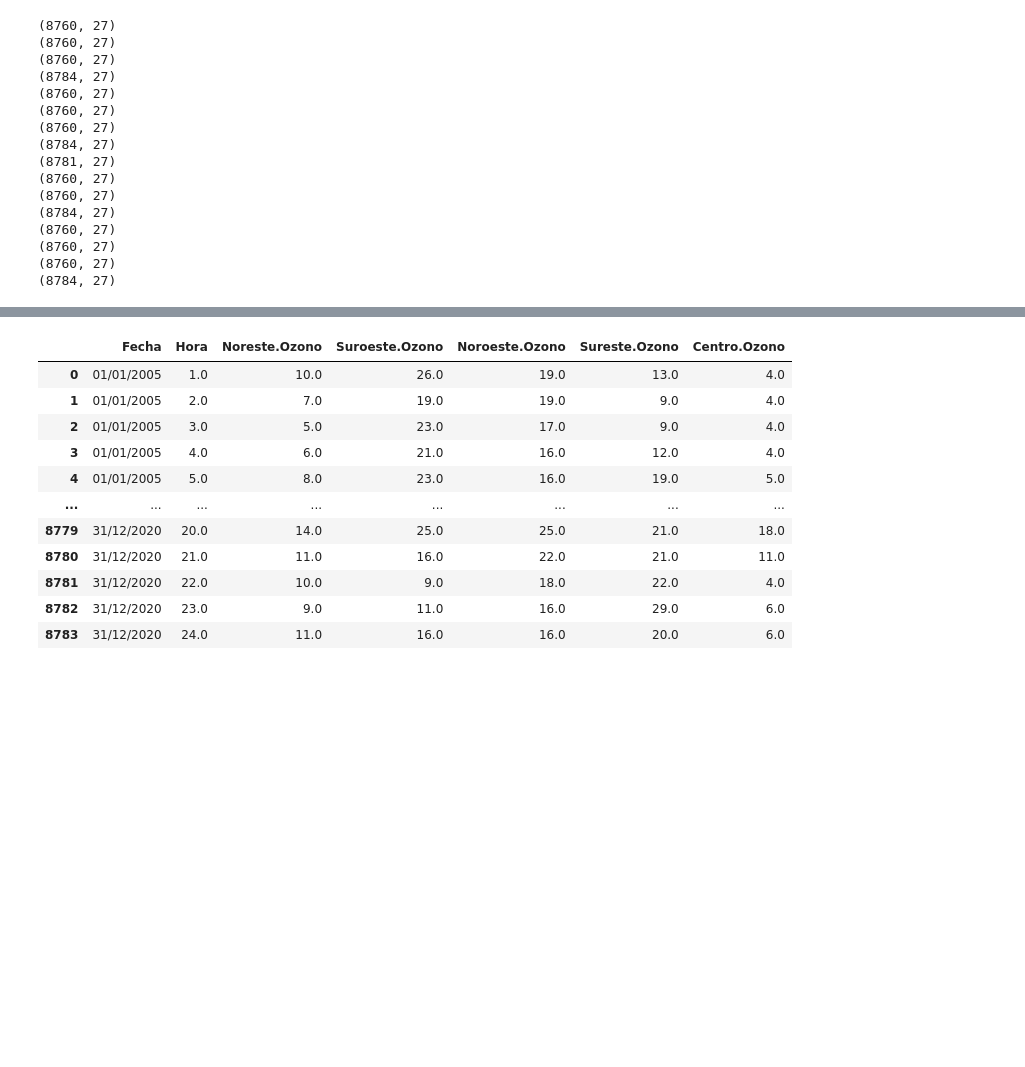
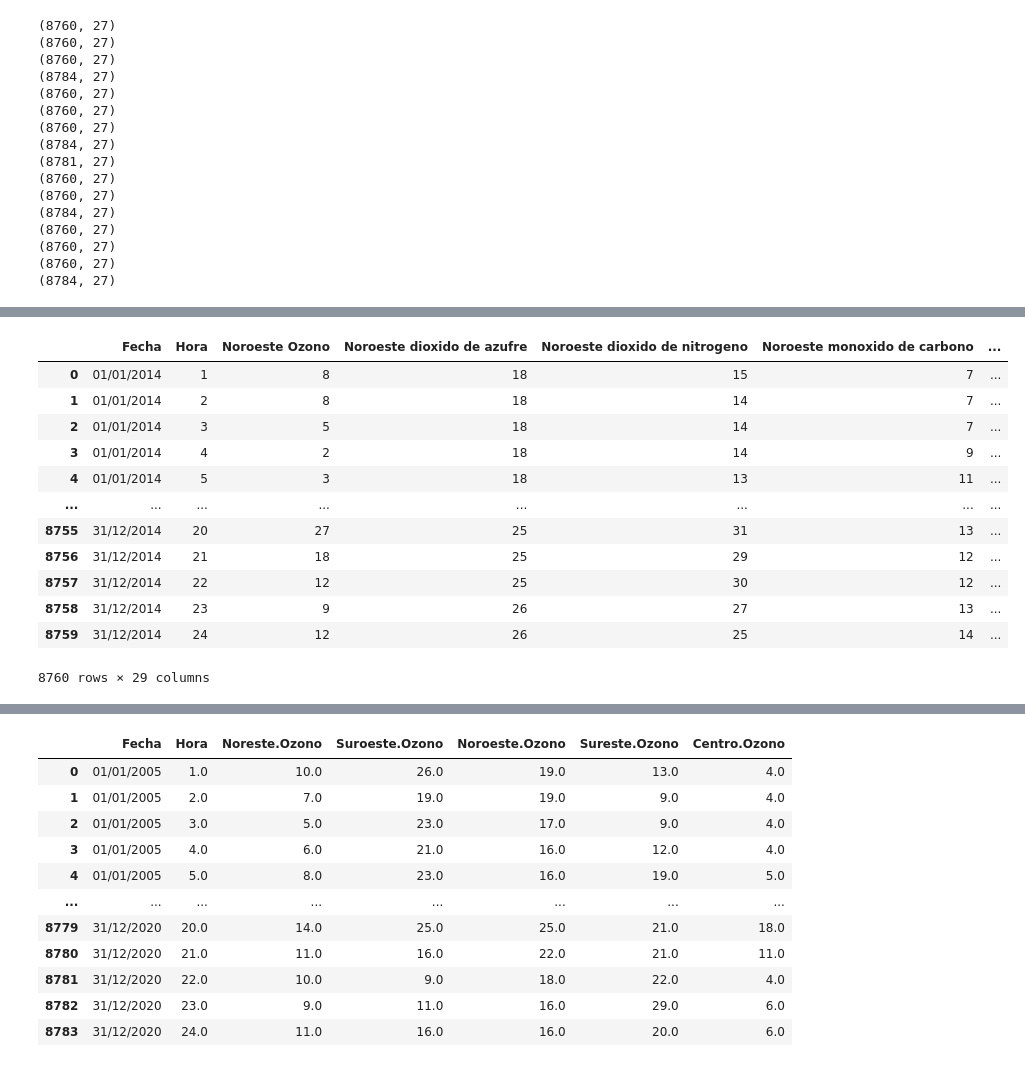
Before and after one commit to BettySanchez7/Analisis_Calidad_AireCDMX_Python, a Jupyter notebook: Procesamiento_Datos.ipynb, the cells around one changed output, grey strips where cells are left out. Saved outputs shown, nothing was run; the diff lists cells and outputs as text; code cells hidden in the pictures; blank space fills up the shorter version.

```diff
--- a/Procesamiento_Datos.ipynb
+++ b/Procesamiento_Datos.ipynb
@@ -207,0 +358,17 @@ dtype: int64
+# %%
+#Se corrobora que el archivo de 2014 esté correcto
+pd.read_csv("datos_IMECA/csv/imeca2014.csv")
+# %% [output]
+|  | Fecha | Hora | Noroeste Ozono | Noroeste dioxido de azufre | Noroeste dioxido de nitrogeno | Noroeste monoxido de carbono | ... |
+| 0 | 01/01/2014 | 1 | 8 | 18 | 15 | 7 | ... |
+| 1 | 01/01/2014 | 2 | 8 | 18 | 14 | 7 | ... |
+| 2 | 01/01/2014 | 3 | 5 | 18 | 14 | 7 | ... |
+| 3 | 01/01/2014 | 4 | 2 | 18 | 14 | 9 | ... |
+| 4 | 01/01/2014 | 5 | 3 | 18 | 13 | 11 | ... |
+| ... | ... | ... | ... | ... | ... | ... | ... |
+| 8755 | 31/12/2014 | 20 | 27 | 25 | 31 | 13 | ... |
+| 8756 | 31/12/2014 | 21 | 18 | 25 | 29 | 12 | ... |
+| 8757 | 31/12/2014 | 22 | 12 | 25 | 30 | 12 | ... |
+| 8758 | 31/12/2014 | 23 | 9 | 26 | 27 | 13 | ... |
+| 8759 | 31/12/2014 | 24 | 12 | 26 | 25 | 14 | ... |
+8760 rows × 29 columns
```
Also changed, not shown: parts of 38 cells of this notebook.
